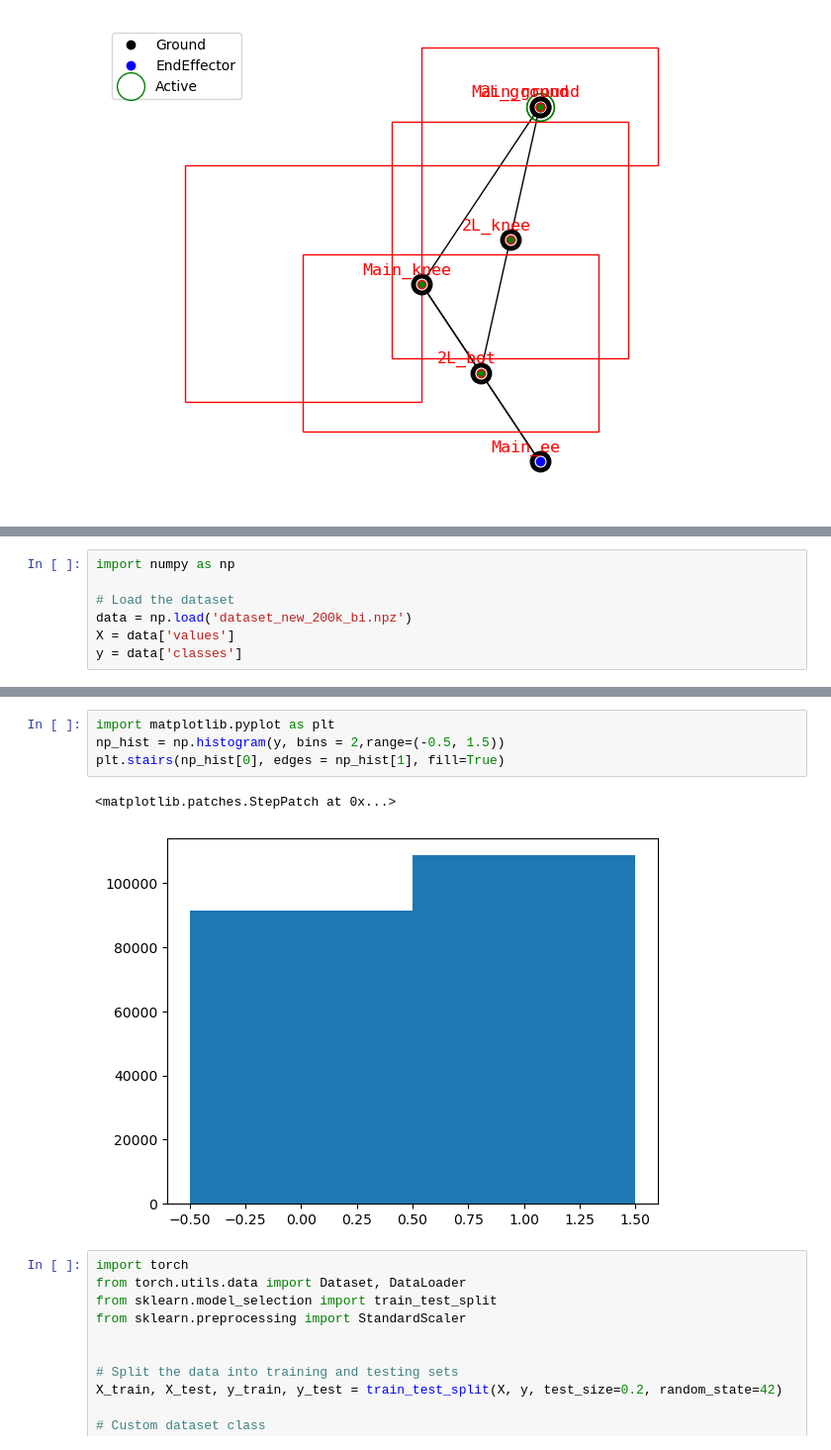
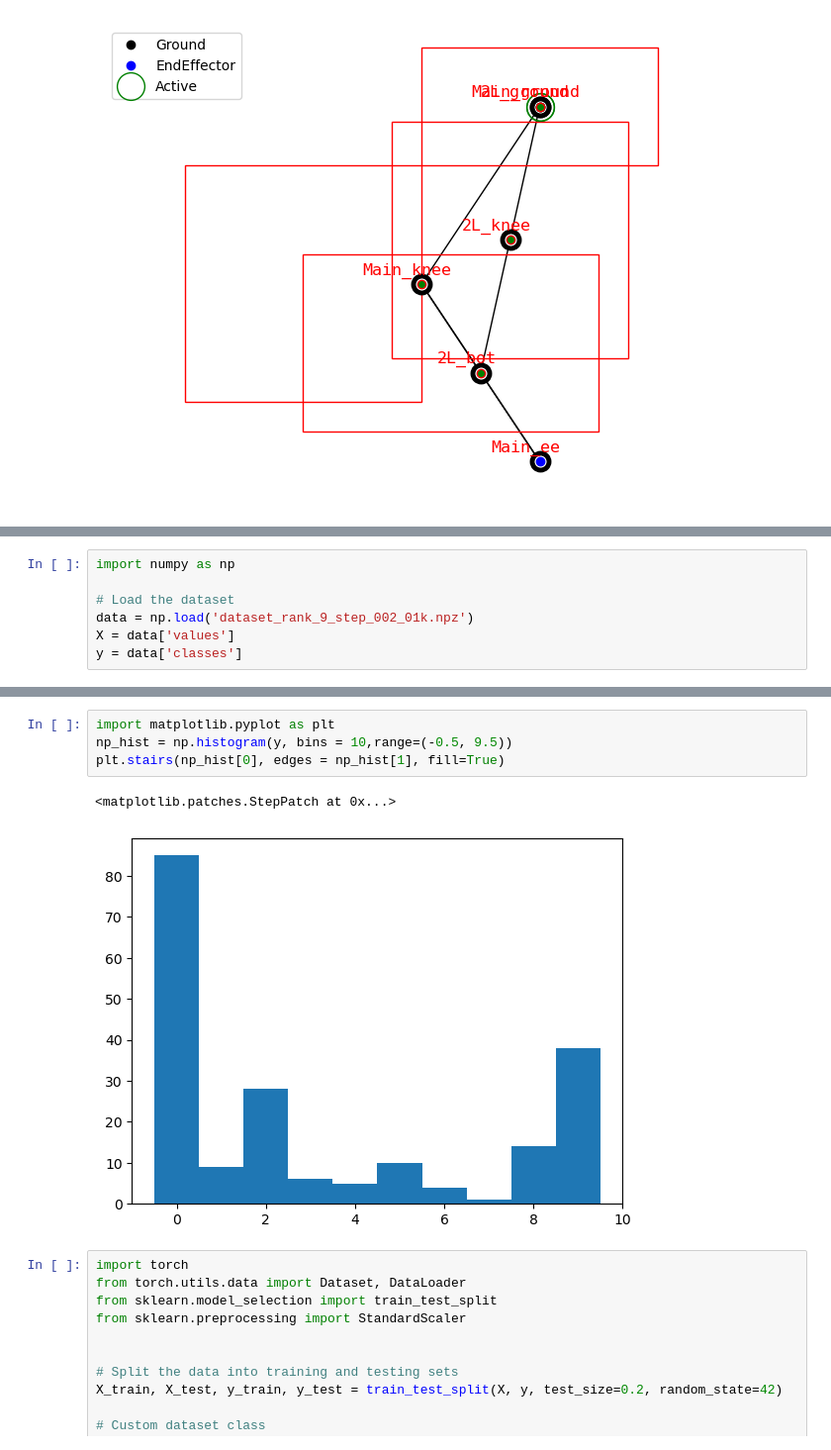
Before and after one commit to LicAiBeerLab/auto-robotics-design, a Jupyter notebook: testing_ground/sampler/main.ipynb, the cells around one changed output, grey strips where cells are left out. Shown at 99% size. Drawn from its saved outputs; the diff is of its cells as text.

Commit message:
visualization

```diff
--- a/testing_ground/sampler/main.ipynb
+++ b/testing_ground/sampler/main.ipynb
@@ -56,6 +68,6 @@ np.savez_compressed('dataset_new_200k_bi.npz', values=sampled_values, classes=cl
 import numpy as np
 
 # Load the dataset
-data = np.load('dataset_new_200k_bi.npz')
+data = np.load('dataset_rank_9_step_002_01k.npz')
 X = data['values']
 y = data['classes']
@@ -62,10 +133,10 @@ y = data['classes']
 # %%
 import matplotlib.pyplot as plt
-np_hist = np.histogram(y, bins = 2,range=(-0.5, 1.5))
+np_hist = np.histogram(y, bins = 10,range=(-0.5, 9.5))
 plt.stairs(np_hist[0], edges = np_hist[1], fill=True)
 # %% [output]
 <matplotlib.patches.StepPatch at 0x...>
-[figure, old version]
+[figure, new version]
 # %%
 import torch
 from torch.utils.data import Dataset, DataLoader
```
Also changed, not shown: parts of 11 cells of this notebook, 3 other files.
